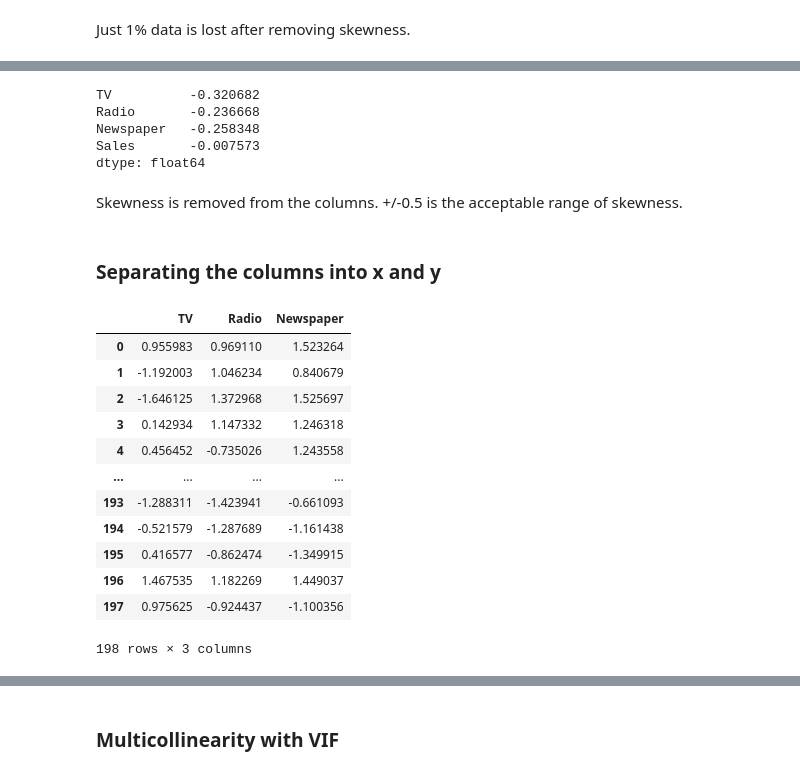
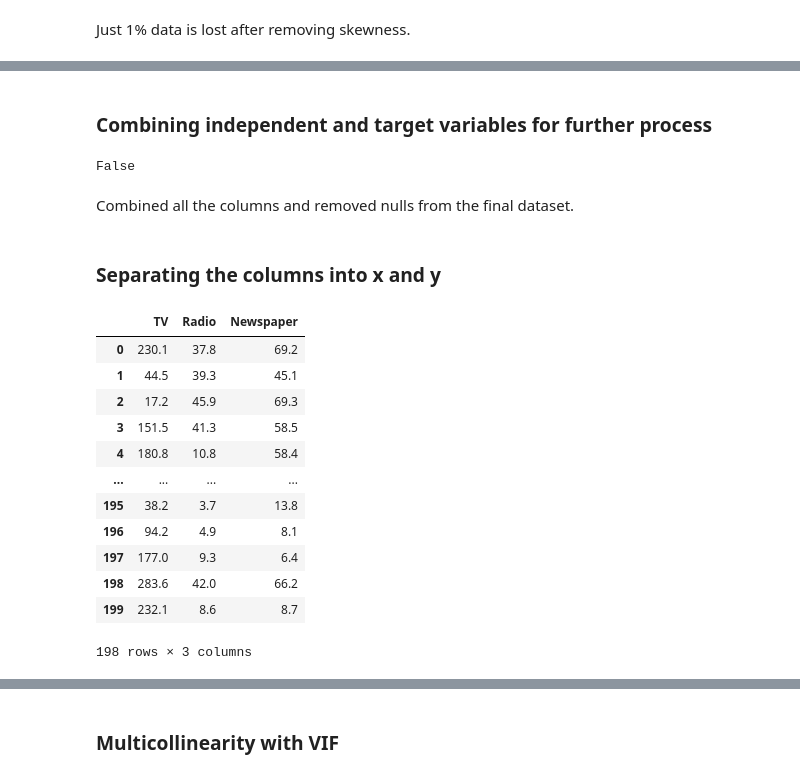
Before and after one commit to arjitasaxena14/Practice-Projects, a Jupyter notebook: PracticeProject6_Advertising_Sales_Channel_Prediction.ipynb, the cells around one changed output, grey strips where cells are left out. Saved outputs shown, nothing was run; the diff lists cells and outputs as text; code cells hidden in the pictures.

```diff
--- a/PracticeProject6_Advertising_Sales_Channel_Prediction.ipynb
+++ b/PracticeProject6_Advertising_Sales_Channel_Prediction.ipynb
@@ -79 +113,4 @@ Here, we get the information regarding dataset i.e. RangeIndex,Dtype,Non-null co
+# %%
+# Sno is not required to be fed to the model we can drop the column
+df.drop('SNo',axis=1,inplace=True)
 # %% [markdown]
@@ -204,2 +311,7 @@ df1
 # %% [markdown]
 ### Data Cleaning
+# %%
+# Creating new dataset without target column
+df_indep=df.copy()
+df_indep.drop('Sales',axis=1,inplace=True)
+df_indep.head()
@@ -206,5 +327,5 @@ df1
 # %%
 # Removing outliers
-df1=df1[(z<3).all(axis=1)]
-df1
+df_outliers=df_indep[(z<3).all(axis=1)]
+df_outliers
 # %% [output]
@@ -273,30 +375,36 @@ df2
+# %% [markdown]
+### Combining independent and target variables for further process
 # %%
-df2.skew()
+# Combining independent and dependent columns
+dff=pd.concat([df_outliers,df['Sales']],axis=1)
+
+# Dropping nulls if any
+dff.dropna(inplace=True)
+
+# Checkinh nulls in new dataset
+dff.isnull().sum().any()
 # %% [output]
-TV          -0.320682
-Radio       -0.236668
-Newspaper   -0.258348
-Sales       -0.007573
-dtype: float64
+False
-# %% [markdown]
- Skewness is removed from the columns. +/-0.5 is the acceptable range of skewness.
+# %% [markdown]
+Combined all the columns and removed nulls from the final dataset.
 # %% [markdown]
 ### Separating the columns into x and y
 # %%
-x=df2.iloc[:,:3]
+# Dataset x
+x=dff.iloc[:,:3]
 x
 # %% [output]
 |  | TV | Radio | Newspaper |
-| 0 | 0.955983 | 0.969110 | 1.523264 |
-| 1 | -1.192003 | 1.046234 | 0.840679 |
-| 2 | -1.646125 | 1.372968 | 1.525697 |
-| 3 | 0.142934 | 1.147332 | 1.246318 |
-| 4 | 0.456452 | -0.735026 | 1.243558 |
+| 0 | 230.1 | 37.8 | 69.2 |
+| 1 | 44.5 | 39.3 | 45.1 |
+| 2 | 17.2 | 45.9 | 69.3 |
+| 3 | 151.5 | 41.3 | 58.5 |
+| 4 | 180.8 | 10.8 | 58.4 |
 | ... | ... | ... | ... |
-| 193 | -1.288311 | -1.423941 | -0.661093 |
-| 194 | -0.521579 | -1.287689 | -1.161438 |
-| 195 | 0.416577 | -0.862474 | -1.349915 |
-| 196 | 1.467535 | 1.182269 | 1.449037 |
-| 197 | 0.975625 | -0.924437 | -1.100356 |
+| 195 | 38.2 | 3.7 | 13.8 |
+| 196 | 94.2 | 4.9 | 8.1 |
+| 197 | 177.0 | 9.3 | 6.4 |
+| 198 | 283.6 | 42.0 | 66.2 |
+| 199 | 232.1 | 8.6 | 8.7 |
 198 rows × 3 columns
 # %%
```
Also changed, not shown: parts of 74 cells of this notebook.
